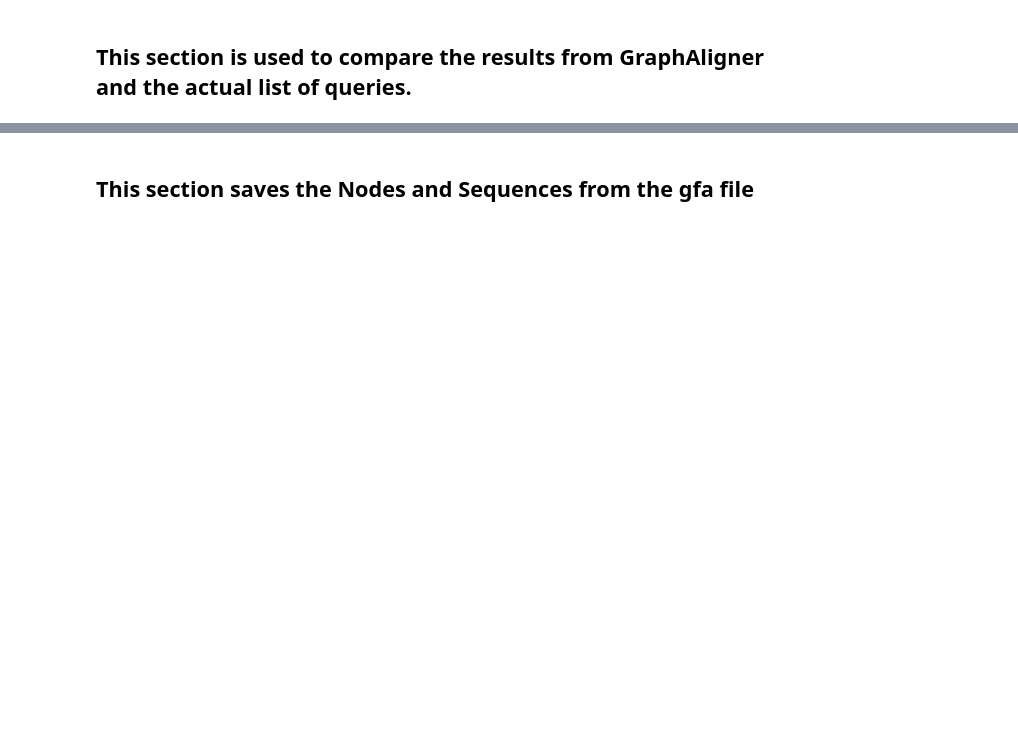
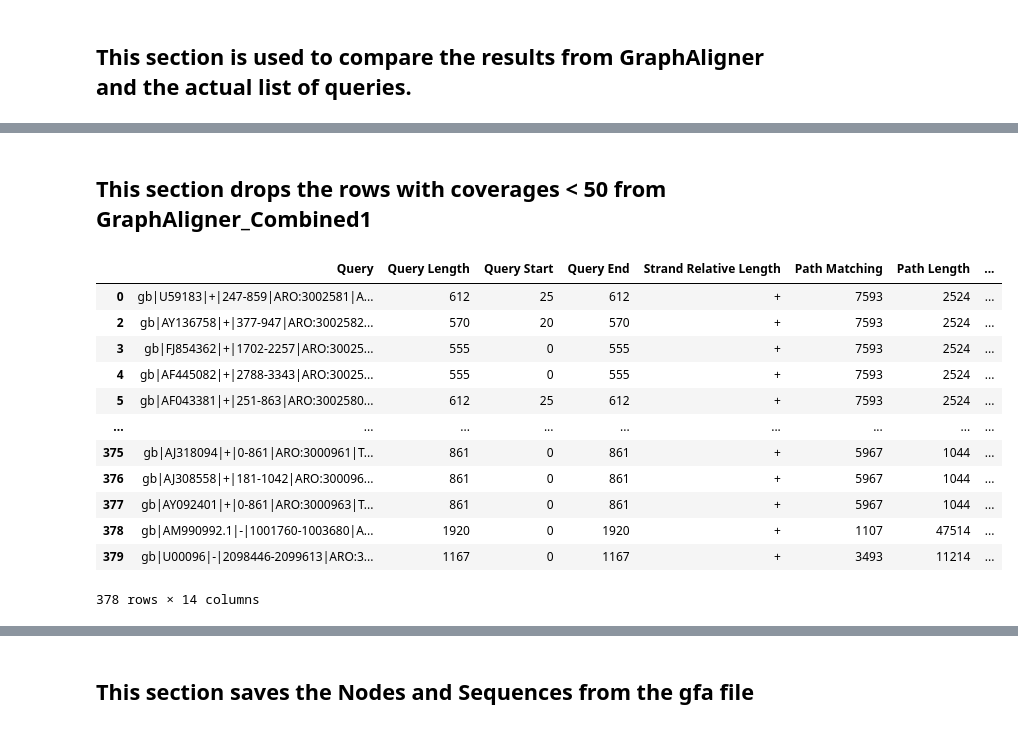
Before and after one commit to Yusreen/Thesis, a Jupyter notebook: Results and findings/CompareQueryAndResults.ipynb, the cells around one changed output, grey strips where cells are left out. Drawn from its saved outputs; the diff is of its cells as text; code cells hidden in the pictures; blank space fills up the shorter version.

```diff
--- a/Results and findings/CompareQueryAndResults.ipynb
+++ b/Results and findings/CompareQueryAndResults.ipynb
@@ -156,6 +369,29 @@ GraphAligner_Combined1['Query'] = GraphAligner_Combined1['Query'].map(format_que
 # Remove < and > from the Path
 GraphAligner_Combined1['Path Matching'] = GraphAligner_Combined1['Path Matching'].str.replace('>', "")
 GraphAligner_Combined1['Path Matching'] = GraphAligner_Combined1['Path Matching'].str.replace('<', "")
+# %% [markdown]
+## This section drops the rows with coverages < 50 from GraphAligner_Combined1
+# %%
+# Calculate the coverage for GraphAligner
+GraphAligner_Combined1["Coverage"]=GraphAligner_Combined1["Alignment Back Length"]/GraphAligner_Combined1["Query Length"]*100
+# %%
+#Drop the coverages that are < 50 from GraphAligner
+GraphAligner_Combined1.drop(GraphAligner_Combined1[GraphAligner_Combined1['Coverage'] < 50].index, inplace = True)
+GraphAligner_Combined1
+# %% [output]
+|  | Query | Query Length | Query Start | Query End | Strand Relative Length | Path Matching | Path Length | ... |
+| 0 | gb|U59183|+|247-859|ARO:3002581|A... | 612 | 25 | 612 | + | 7593 | 2524 | ... |
+| 2 | gb|AY136758|+|377-947|ARO:3002582... | 570 | 20 | 570 | + | 7593 | 2524 | ... |
+| 3 | gb|FJ854362|+|1702-2257|ARO:30025... | 555 | 0 | 555 | + | 7593 | 2524 | ... |
+| 4 | gb|AF445082|+|2788-3343|ARO:30025... | 555 | 0 | 555 | + | 7593 | 2524 | ... |
+| 5 | gb|AF043381|+|251-863|ARO:3002580... | 612 | 25 | 612 | + | 7593 | 2524 | ... |
+| ... | ... | ... | ... | ... | ... | ... | ... | ... |
+| 375 | gb|AJ318094|+|0-861|ARO:3000961|T... | 861 | 0 | 861 | + | 5967 | 1044 | ... |
+| 376 | gb|AJ308558|+|181-1042|ARO:300096... | 861 | 0 | 861 | + | 5967 | 1044 | ... |
+| 377 | gb|AY092401|+|0-861|ARO:3000963|T... | 861 | 0 | 861 | + | 5967 | 1044 | ... |
+| 378 | gb|AM990992.1|-|1001760-1003680|A... | 1920 | 0 | 1920 | + | 1107 | 47514 | ... |
+| 379 | gb|U00096|-|2098446-2099613|ARO:3... | 1167 | 0 | 1167 | + | 3493 | 11214 | ... |
+378 rows × 14 columns
 # %%
 #Get the specific columns from GraphAligner
 GraphAligner_Combined_Query_Path=GraphAligner_Combined1[['Query','Path Matching', 'Start Position on Path',
```
Also changed, not shown: parts of 39 cells of this notebook, 9 other files.
